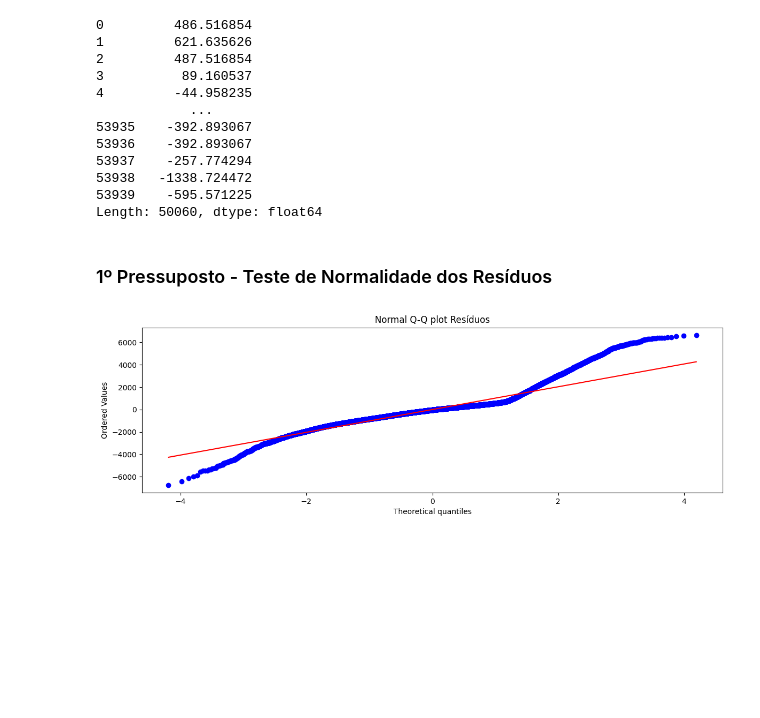
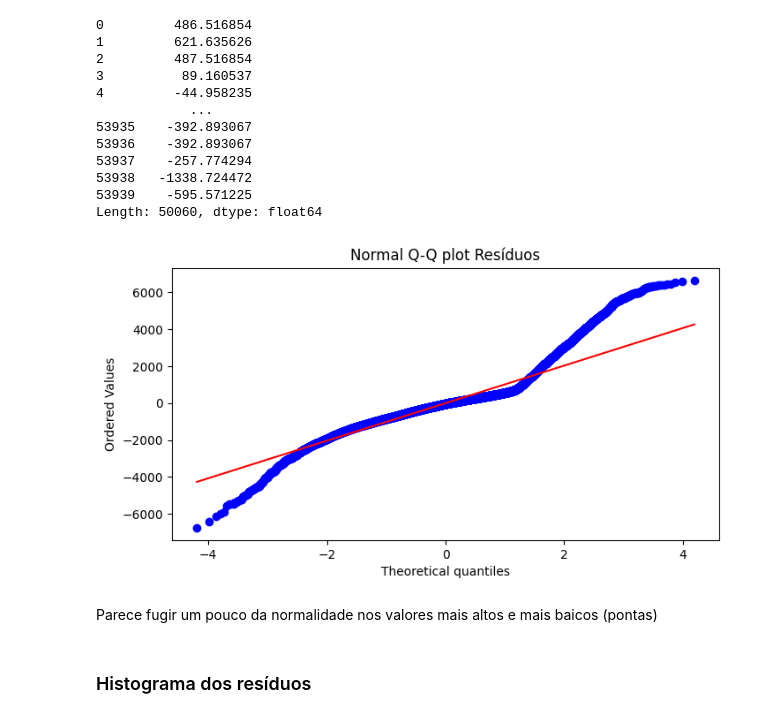
Before and after one commit to DouglasPiasente/Statistics_and_Data_Science, a Jupyter notebook: Diamonds_Price/diamonds_price.ipynb, the cells around one changed output. Saved outputs shown, nothing was run; the diff lists cells and outputs as text; code cells hidden in the pictures; blank space fills up the shorter version.

```diff
--- a/Diamonds_Price/diamonds_price.ipynb
+++ b/Diamonds_Price/diamonds_price.ipynb
@@ -255,12 +305,14 @@ residuos
 53938   -1338.724472
 53939    -595.571225
 Length: 50060, dtype: float64
-# %% [markdown]
-### 1º Pressuposto - Teste de Normalidade dos Resíduos
 # %%
-plt.figure(figsize=(14, 4))
+plt.figure(figsize=(8, 4))
 stats.probplot(residuos, dist="norm", plot=plt)
 plt.title("Normal Q-Q plot Resíduos")
 plt.show()
 # %% [output]
-[figure, old version]
+[figure, new version]
+# %% [markdown]
+Parece fugir um pouco da normalidade nos valores mais altos e mais baicos (pontas)
+# %% [markdown]
+### Histograma dos resíduos
```
Also changed, not shown: parts of 40 cells of this notebook.
